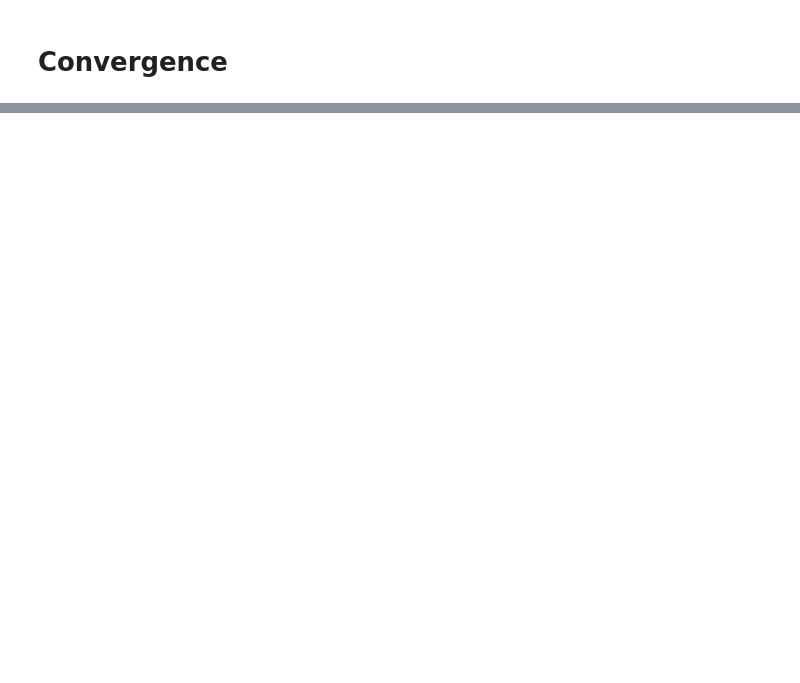
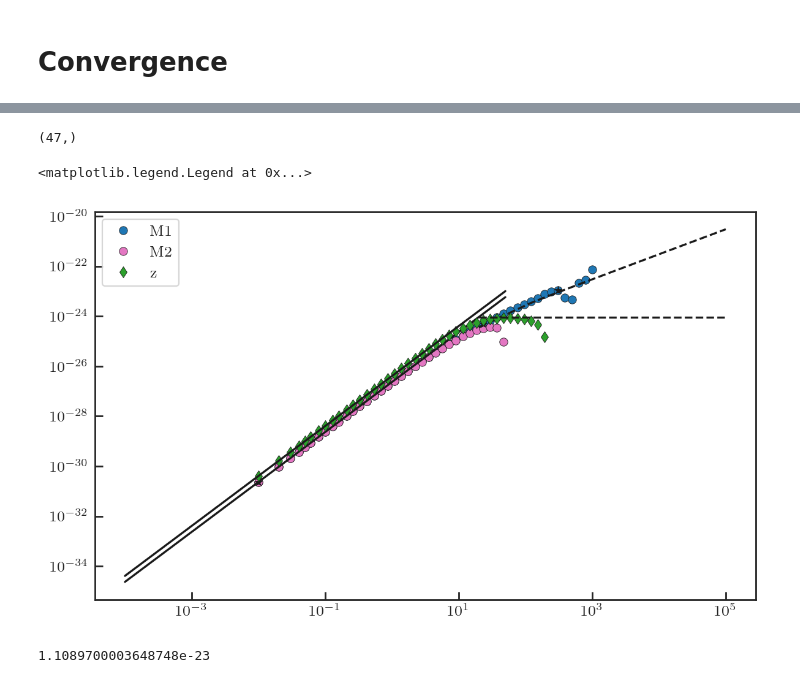
Before and after one commit to ElodieMillan/Brownian-particle-near-wall, a Jupyter notebook: Cumulant4-cas-manips/Papier_simu_C4.ipynb, the cells around one changed output, grey strips where cells are left out. Drawn from its saved outputs; the diff is of its cells as text; code cells hidden in the pictures; blank space fills up the shorter version.

```diff
--- a/Cumulant4-cas-manips/Papier_simu_C4.ipynb
+++ b/Cumulant4-cas-manips/Papier_simu_C4.ipynb
@@ -455,2 +349,6 @@ ax6 = plt.subplot(414)
 # %% [markdown]
 # Convergence
+# %%
+n_court = 0
+n_mid = 30
+n_long = -6
@@ -515,0 +407,5 @@ datas["1"].head()
+# %%
+dt = float(Datas_parquet.replace("p", ".").split("_")[-6])
+
+tau_x = Ntime*dt
+tau_z= Ntime_z*dt
@@ -515,0 +431,15 @@ datas["1"].head()
+# %%
+# Calcul C4_z avec MÉTHODE_1 <PDF> -> C4
+
+C4_z = []
+for i in tqdm(files_z):
+    datas_z = pd.read_parquet(i)
+    dz = np.array(datas_z.columns).astype(float)
+
+    #Moyenne des PDFs
+    datas_z = datas_z.to_numpy()
+    datas_z = np.sum(datas_z, axis=0)
+    datas_z = datas_z / np.trapz(datas_z, dz)
+
+    #Calcul du C4_x
+    C4_z.append(np.trapz(dz**4 *datas_z, dz) - 3* (np.trapz(dz**2 * datas_z, dz))**2)
@@ -515,0 +478,30 @@ datas["1"].head()
+# %%
+M2_c4 = loadmat("C4_Datas/C4_ComputeWithMethode2_MeanOfC4.mat", squeeze_me=True)
+np.shape(M2_c4["C4 (m^4)"])
+# %% [output]
+(47,)
+# %%
+fig = plt.figure(figsize = (6, 6/1.68),  tight_layout=True)
+
+ax1 = plt.subplot(111)
+
+ax1.loglog(tau_x, C4_x, "o", color="tab:blue", label="M1")
+ax1.loglog(M2_c4["time (s)"], M2_c4["C4 (m^4)"], "o", color="tab:pink", label="M2")
+ax1.plot(tau_x[n_court], C4_x[n_court], "k*")
+ax1.plot(tau_x[n_mid], C4_x[n_mid], "k*")
+ax1.plot(tau_x[n_long], C4_x[n_long], "k*")
+ax1.plot(t_short, A4_theo_x*t_short**2, "k-" )
+ax1.plot(t_long, 24*D4_long_theo*t_long-24*C4_long_theo, "k--" )
+
+ax1.loglog(tau_z, C4_z, "d", color="tab:green", label="z")
+ax1.plot(t_short, A4_theo_z*t_short**2, "k-" )
+ax1.plot(t_long, plateauC4z*np.ones(len(t_long)), "k--" )
+
+plt.legend()
+# %% [output]
+<matplotlib.legend.Legend at 0x...>
+[figure, added]
+# %%
+C4_x[n_long]
+# %% [output]
+1.1089700003648748e-23
```
Also changed, not shown: parts of 59 cells of this notebook, 7 other files.
